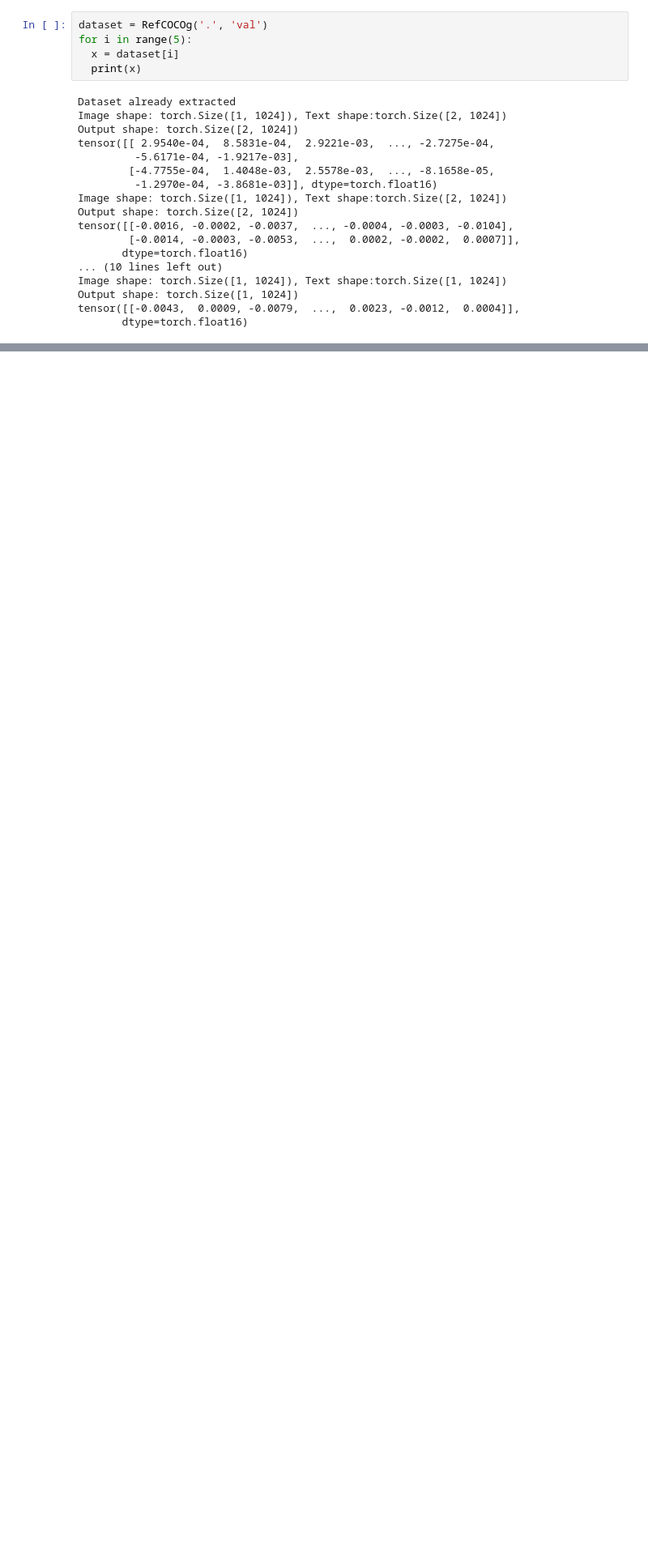
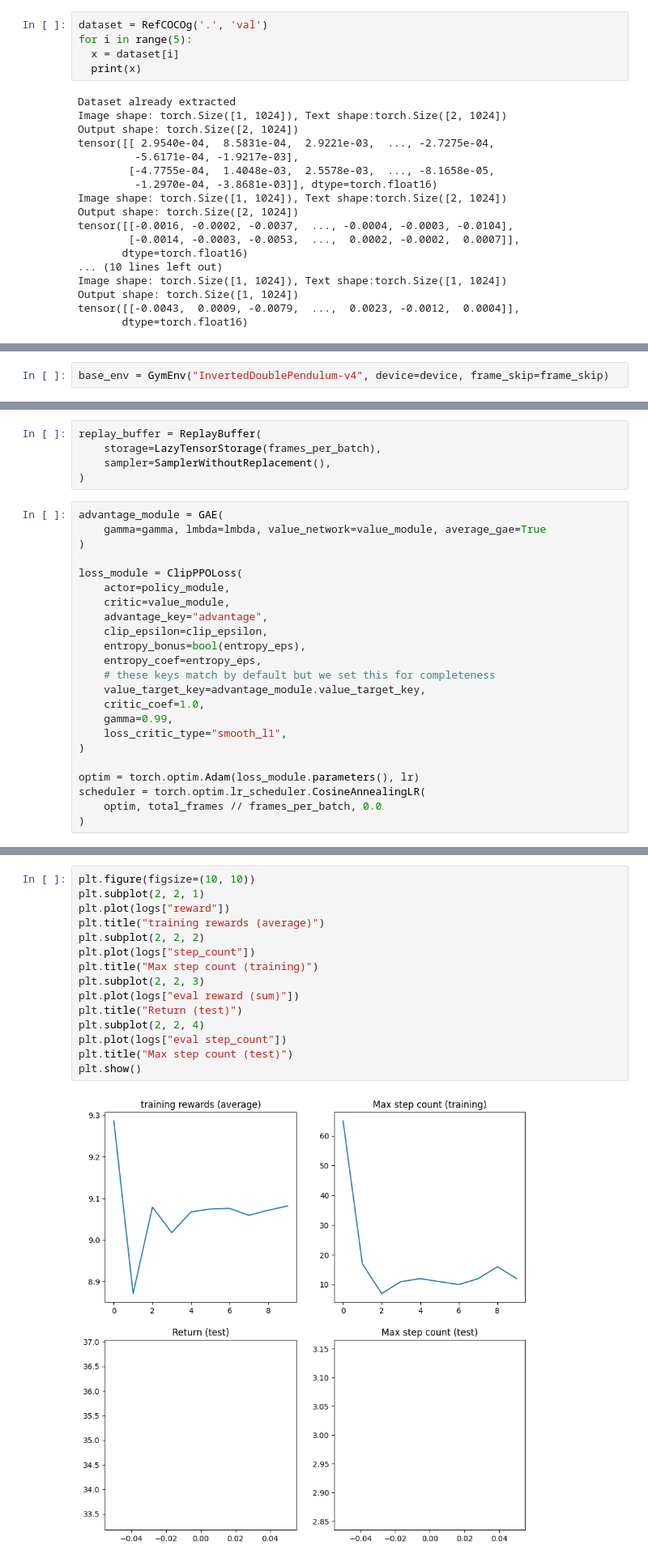
Before and after one commit to Hydran00/DeepRL, a Jupyter notebook: DeepRL.ipynb, the cells around one changed output, grey strips where cells are left out. Shown at 81% size. Cells and saved outputs as stored; diff of their text form; blank space fills up the shorter version.

Commit message:
feat: add gym and torchrl for ppo

```diff
--- a/DeepRL.ipynb
+++ b/DeepRL.ipynb
@@ -165,0 +240,2 @@ tensor([[-0.0043,  0.0009, -0.0079,  ...,  0.0023, -0.0012,  0.0004]],
+# %%
+base_env = GymEnv("InvertedDoublePendulum-v4", device=device, frame_skip=frame_skip)
@@ -165,0 +376,28 @@ tensor([[-0.0043,  0.0009, -0.0079,  ...,  0.0023, -0.0012,  0.0004]],
+# %%
+replay_buffer = ReplayBuffer(
+    storage=LazyTensorStorage(frames_per_batch),
+    sampler=SamplerWithoutReplacement(),
+)
+# %%
+advantage_module = GAE(
+    gamma=gamma, lmbda=lmbda, value_network=value_module, average_gae=True
+)
+
+loss_module = ClipPPOLoss(
+    actor=policy_module,
+    critic=value_module,
+    advantage_key="advantage",
+    clip_epsilon=clip_epsilon,
+    entropy_bonus=bool(entropy_eps),
+    entropy_coef=entropy_eps,
+    # these keys match by default but we set this for completeness
+    value_target_key=advantage_module.value_target_key,
+    critic_coef=1.0,
+    gamma=0.99,
+    loss_critic_type="smooth_l1",
+)
+
+optim = torch.optim.Adam(loss_module.parameters(), lr)
+scheduler = torch.optim.lr_scheduler.CosineAnnealingLR(
+    optim, total_frames // frames_per_batch, 0.0
+)
@@ -165,0 +473,17 @@ tensor([[-0.0043,  0.0009, -0.0079,  ...,  0.0023, -0.0012,  0.0004]],
+# %%
+plt.figure(figsize=(10, 10))
+plt.subplot(2, 2, 1)
+plt.plot(logs["reward"])
+plt.title("training rewards (average)")
+plt.subplot(2, 2, 2)
+plt.plot(logs["step_count"])
+plt.title("Max step count (training)")
+plt.subplot(2, 2, 3)
+plt.plot(logs["eval reward (sum)"])
+plt.title("Return (test)")
+plt.subplot(2, 2, 4)
+plt.plot(logs["eval step_count"])
+plt.title("Max step count (test)")
+plt.show()
+# %% [output]
+[figure, added]
```
Also changed, not shown: parts of 21 cells of this notebook.
